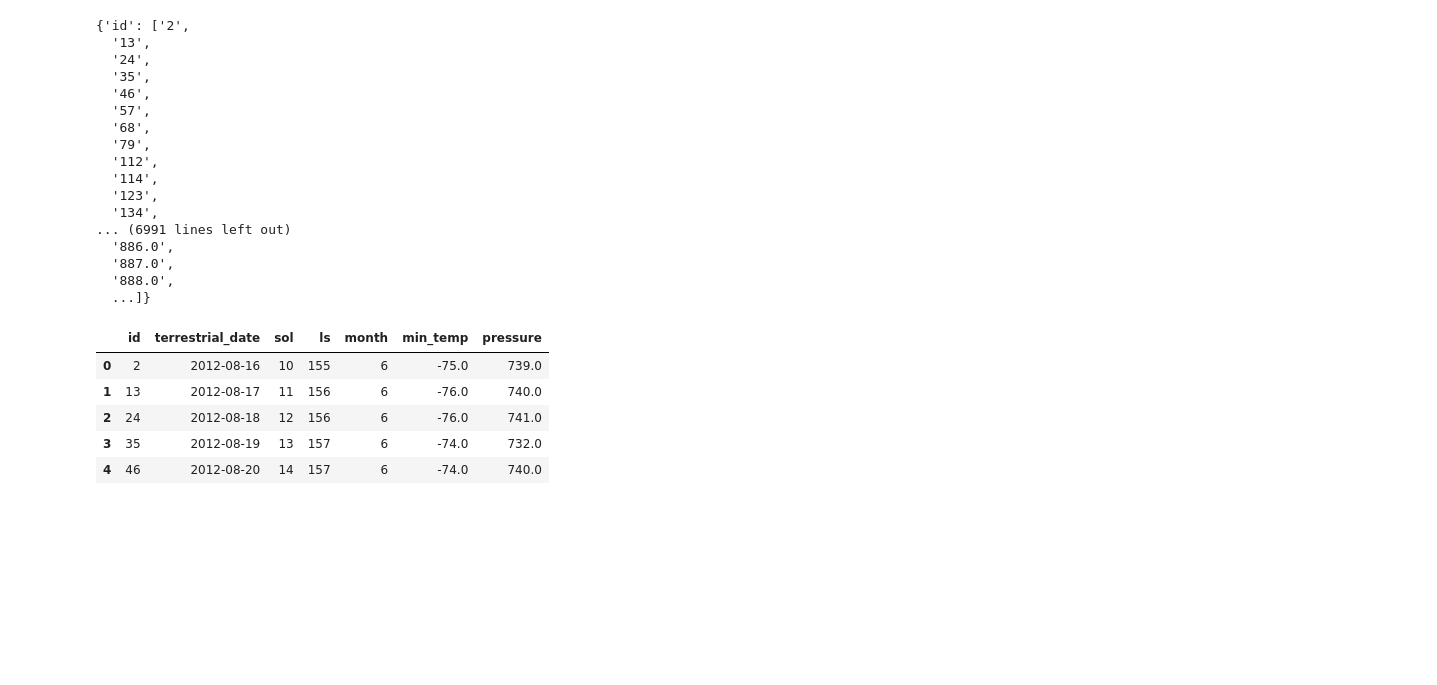
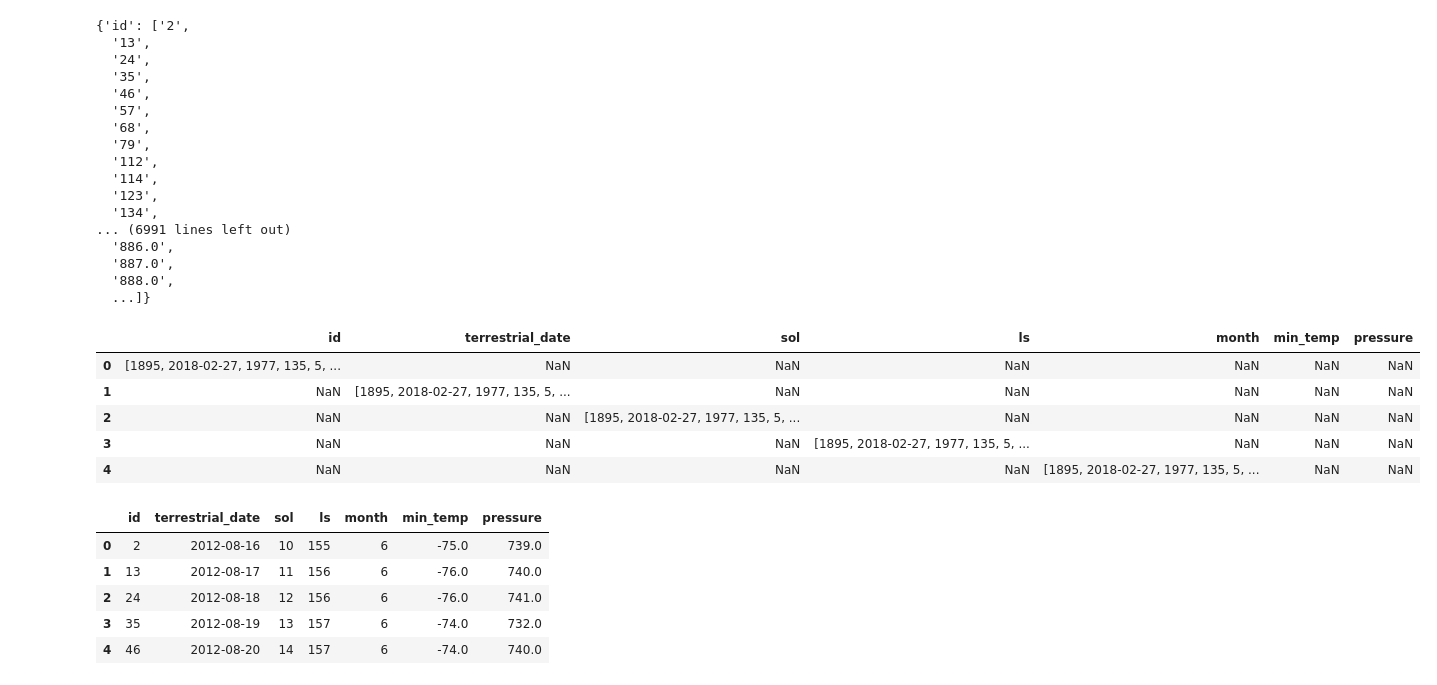
Before and after one commit to levite-neil/mars_analysis, a Jupyter notebook: part_2_mars_weather.ipynb, the cells around one changed output. Cells and saved outputs as stored; diff of their text form; code cells hidden in the pictures; blank space fills up the shorter version.

```diff
--- a/part_2_mars_weather.ipynb
+++ b/part_2_mars_weather.ipynb
@@ -126,6 +126,17 @@ temp_dict
 # %%
 # Create a Pandas DataFrame by using the list of rows and a list of the column names
 mars_df = pd.DataFrame(temp_dict)
+# %%
+
+mars_df = pd.DataFrame(mars_temp_list)
+mars_df.head()
+# %% [output]
+|  | id | terrestrial_date | sol | ls | month | min_temp | pressure |
+| 0 | [1895, 2018-02-27, 1977, 135, 5, ... | NaN | NaN | NaN | NaN | NaN | NaN |
+| 1 | NaN | [1895, 2018-02-27, 1977, 135, 5, ... | NaN | NaN | NaN | NaN | NaN |
+| 2 | NaN | NaN | [1895, 2018-02-27, 1977, 135, 5, ... | NaN | NaN | NaN | NaN |
+| 3 | NaN | NaN | NaN | [1895, 2018-02-27, 1977, 135, 5, ... | NaN | NaN | NaN |
+| 4 | NaN | NaN | NaN | NaN | [1895, 2018-02-27, 1977, 135, 5, ... | NaN | NaN |
 # %%
 # Confirm DataFrame was created successfully
 mars_df.head()
```
Also changed, not shown: parts of 15 cells of this notebook, 2 other files.
